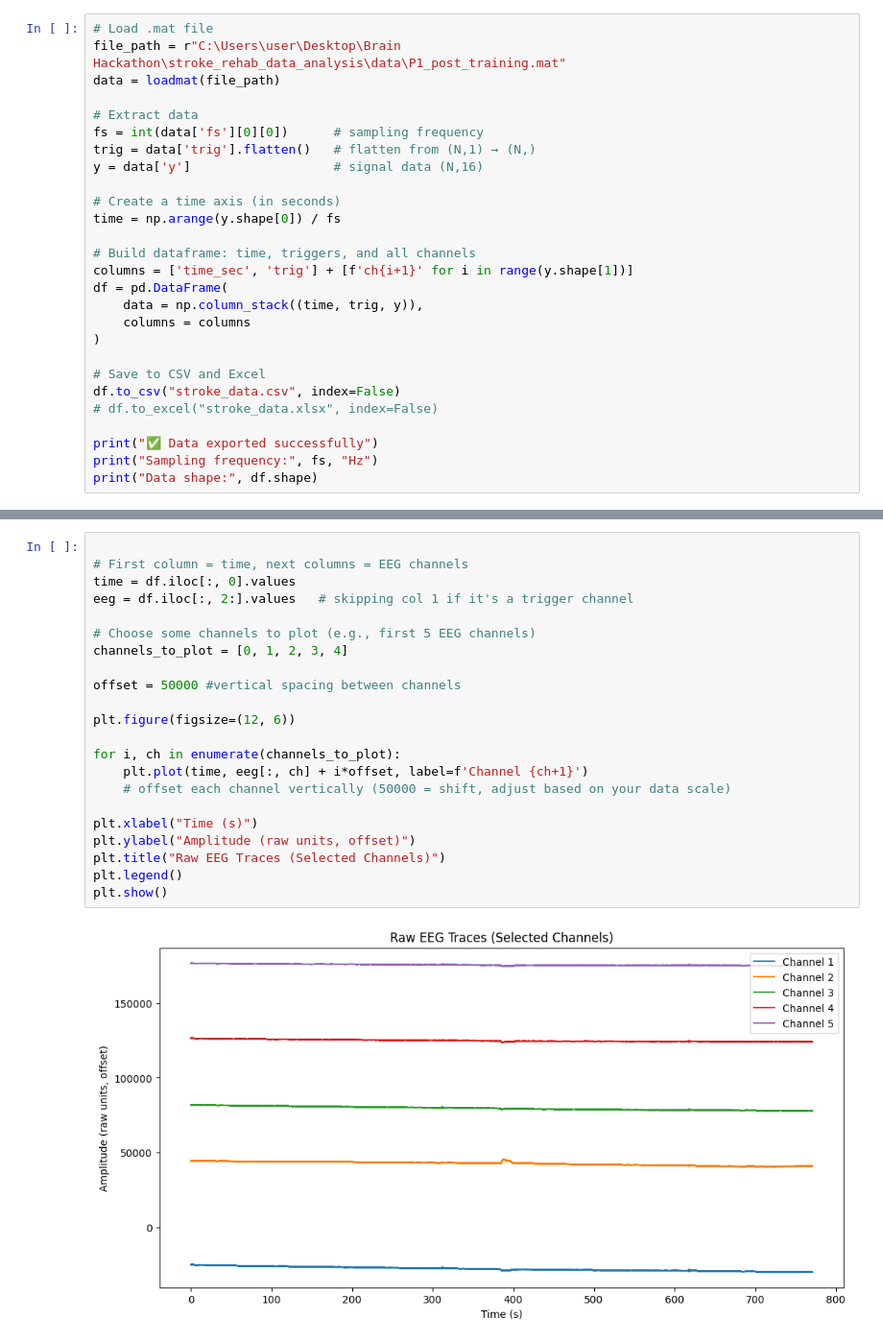
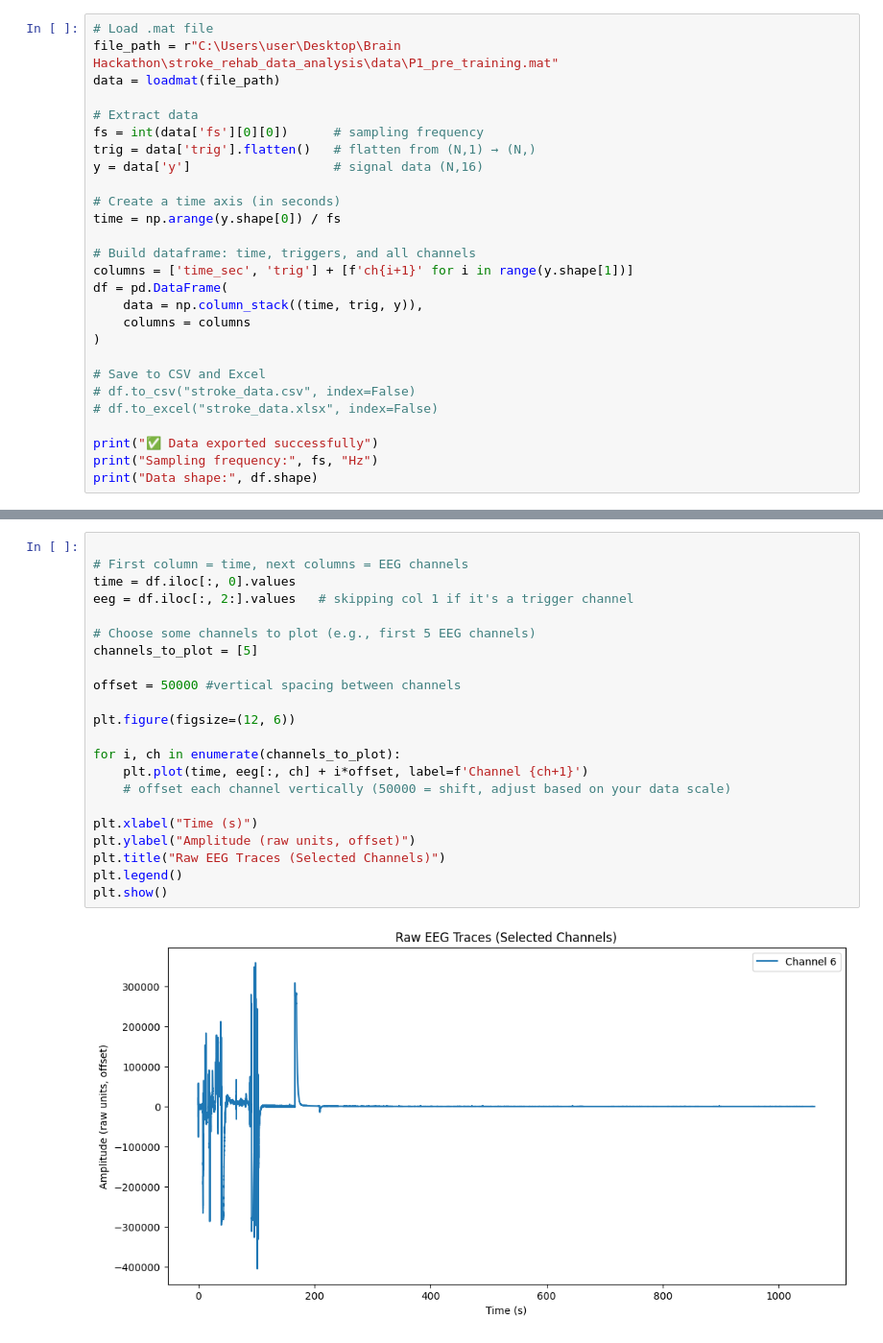
Before and after one commit to Jideco/stroke_rehab_data_analysis, a Jupyter notebook: all_channel_data_preparation_and_preprocessing.ipynb, the cells around one changed output, grey strips where cells are left out. Shown at 96% size. Drawn from its saved outputs; the diff is of its cells as text.

Commit message:
filtered and performed visualizatin again

```diff
--- a/all_channel_data_preparation_and_preprocessing.ipynb
+++ b/all_channel_data_preparation_and_preprocessing.ipynb
@@ -6,6 +8,6 @@ import matplotlib.pyplot as plt
 # %%
 # Load .mat file
-file_path = r"C:\Users\user\Desktop\Brain Hackathon\stroke_rehab_data_analysis\data\P1_post_training.mat"
+file_path = r"C:\Users\user\Desktop\Brain Hackathon\stroke_rehab_data_analysis\data\P1_pre_training.mat"
 data = loadmat(file_path)
 
 # Extract data
@@ -24,7 +26,7 @@ df = pd.DataFrame(
 )
 
 # Save to CSV and Excel
-df.to_csv("stroke_data.csv", index=False)
+# df.to_csv("stroke_data.csv", index=False)
 # df.to_excel("stroke_data.xlsx", index=False)
 
 print("✅ Data exported successfully")
@@ -46,24 +48,24 @@ df.head()
 # %%
 
 # First column = time, next columns = EEG channels
 time = df.iloc[:, 0].values
 eeg = df.iloc[:, 2:].values   # skipping col 1 if it's a trigger channel
 
 # Choose some channels to plot (e.g., first 5 EEG channels)
-channels_to_plot = [0, 1, 2, 3, 4]
+channels_to_plot = [5]
 
 offset = 50000 #vertical spacing between channels
 
 plt.figure(figsize=(12, 6))
 
 for i, ch in enumerate(channels_to_plot):
     plt.plot(time, eeg[:, ch] + i*offset, label=f'Channel {ch+1}')
     # offset each channel vertically (50000 = shift, adjust based on your data scale)
 
 plt.xlabel("Time (s)")
 plt.ylabel("Amplitude (raw units, offset)")
 plt.title("Raw EEG Traces (Selected Channels)")
 plt.legend()
 plt.show()
 # %% [output]
-[figure, old version]
+[figure, new version]
```
Also changed, not shown: parts of 6 cells of this notebook.
